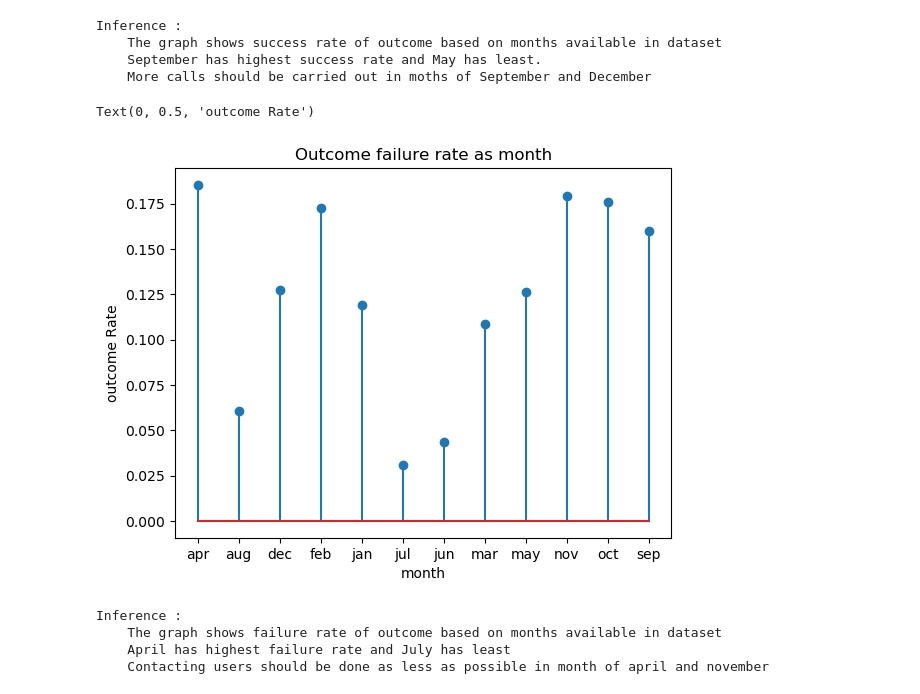
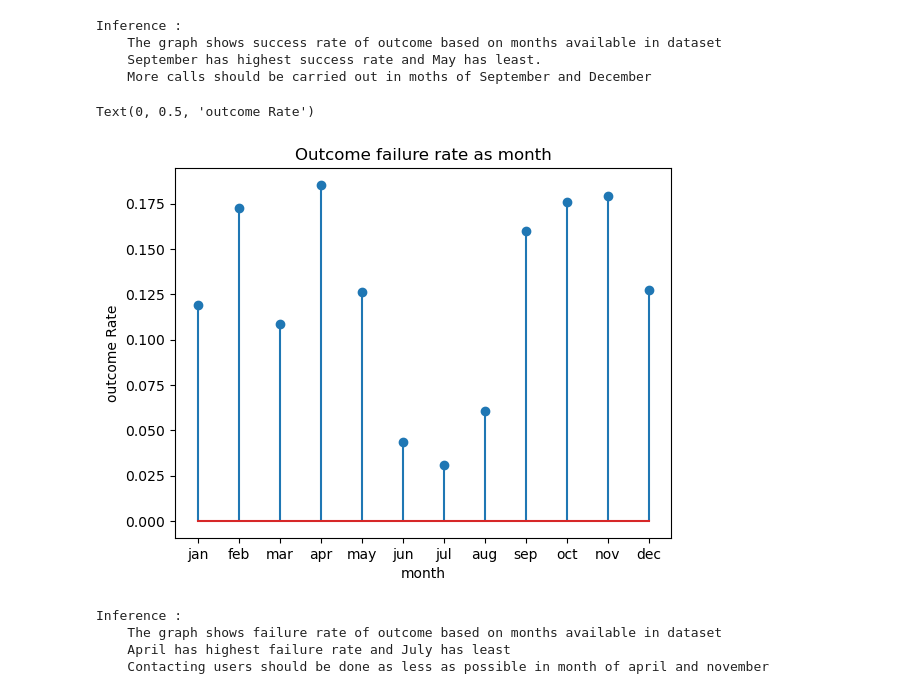
Before and after one commit to Harsh-D-2004/TE-IT-Practicals, a Jupyter notebook: DSBDA/Group B/Assignement_3.ipynb, the cells around one changed output. Saved outputs shown, nothing was run; the diff lists cells and outputs as text; code cells hidden in the pictures.

```diff
--- a/DSBDA/Group B/Assignement_3.ipynb
+++ b/DSBDA/Group B/Assignement_3.ipynb
@@ -218,10 +218,10 @@ print('''Inference :
 Inference :
     The above graph shows pair wise plot for all features of dataset and how they differ with each other
 # %%
-m = data['month'].sort_values()
-# sns.histplot(data=data, x="month")
-# plt.title('Monthwise User count')
-# plt.xlabel('months')
-# plt.ylabel('count')
+m = data['month']
+
+plt.title('Monthwise User count')
+plt.xlabel('months')
+plt.ylabel('count')
 m.hist()
 # %% [output]
@@ -256,13 +261,18 @@ Inference :
     More calls should be carried out in moths of September and December
 # %%
 p_rate = data.groupby('month')['poutcome'].value_counts(normalize=True).unstack()['failure']
+
+month_order = ['jan', 'feb', 'mar', 'apr', 'may', 'jun',
+               'jul', 'aug', 'sep', 'oct', 'nov', 'dec']
+p_rate = p_rate.reindex([m for m in month_order if m in p_rate.index])
+
 plt.stem(p_rate.index , p_rate.values)
 plt.title('Outcome failure rate as month')
 plt.xlabel('month')
 plt.ylabel('outcome Rate')
 # %% [output]
 Text(0, 0.5, 'outcome Rate')
-[figure, old version]
+[figure, new version]
 # %%
 print('''Inference :
     The graph shows failure rate of outcome based on months available in dataset
```
Also changed, not shown: parts of 3 cells of this notebook.
